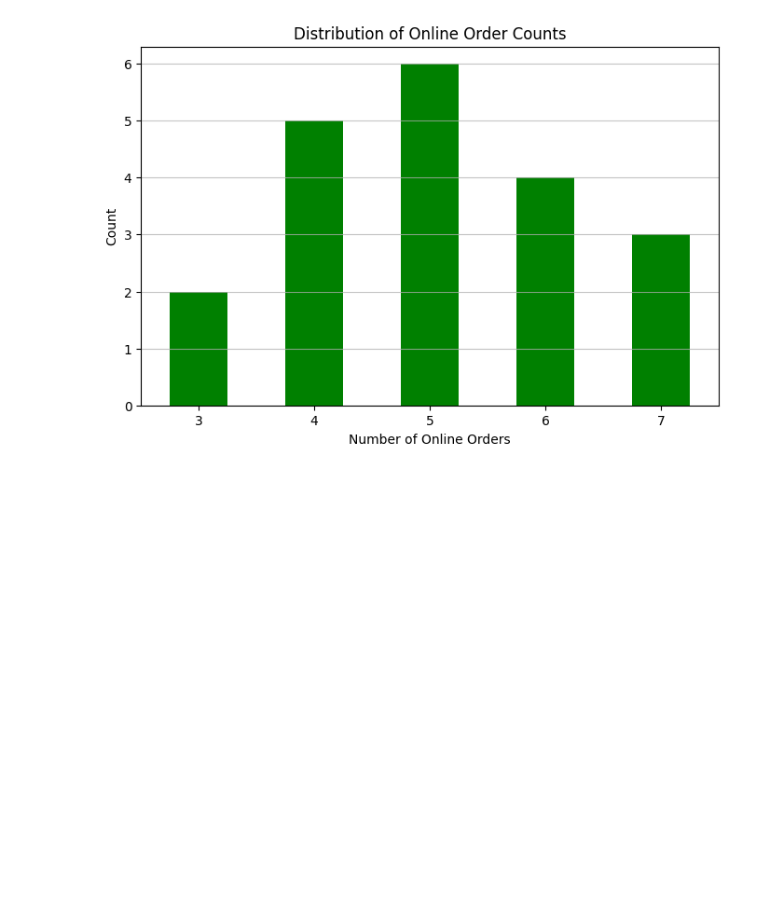
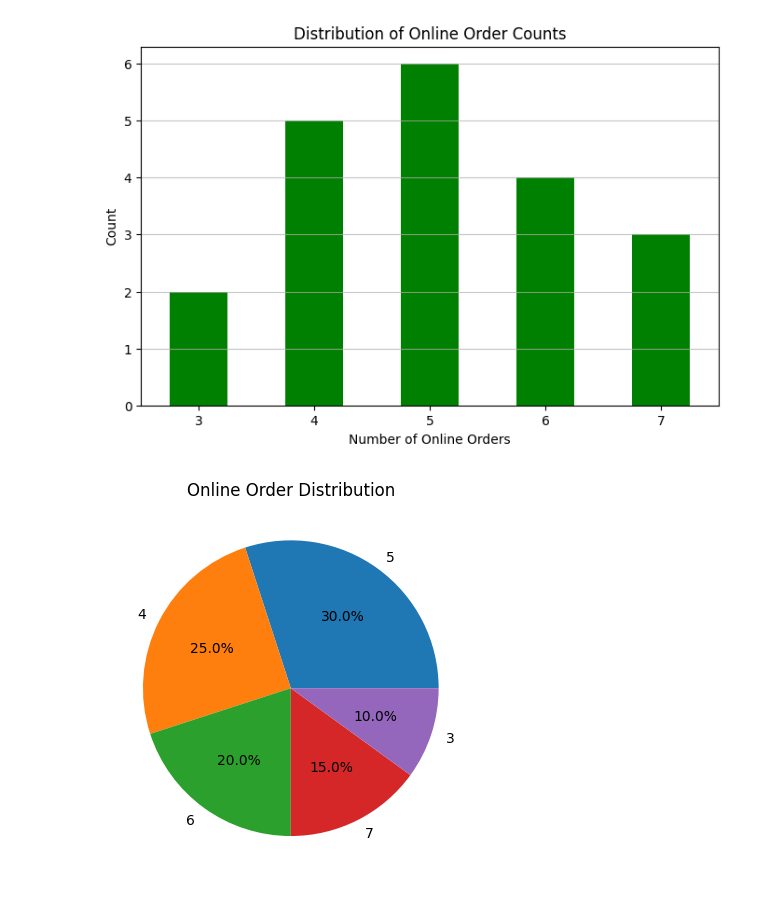
Before and after one commit to sairam178/Foundation-of-machine-learning, a Jupyter notebook: Data_visualization.ipynb, the cells around one changed output. Drawn from its saved outputs; the diff is of its cells as text; code cells hidden in the pictures; blank space fills up the shorter version.

```diff
--- a/Data_visualization.ipynb
+++ b/Data_visualization.ipynb
@@ -175,3 +175,10 @@ plt.grid(axis='y', alpha=0.75)
 plt.show()
 # %% [output]
 [figure]
+# %%
+spotify_counts = df["online_order"].value_counts()
+plt.pie(spotify_counts,labels=spotify_counts.index, autopct="%1.1f%%")
+plt.title("Online Order Distribution")
+plt.show()
+# %% [output]
+[figure, added]
```
